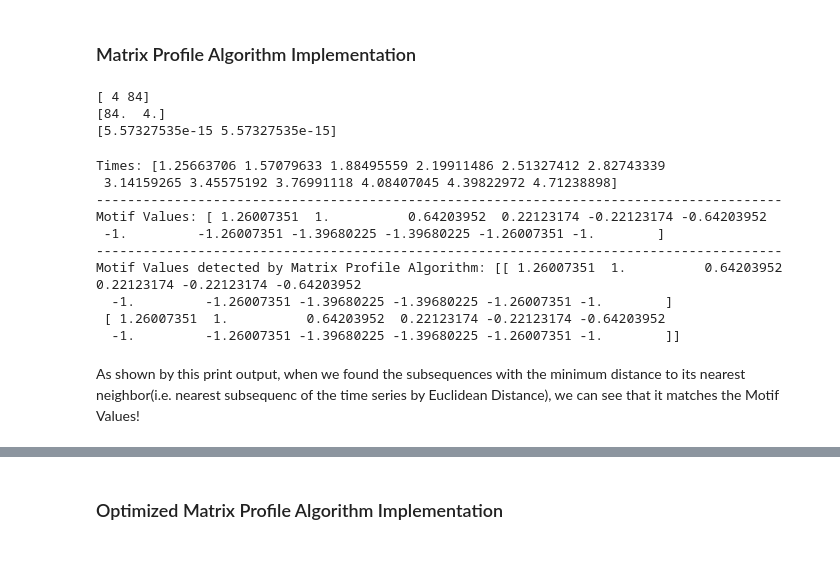
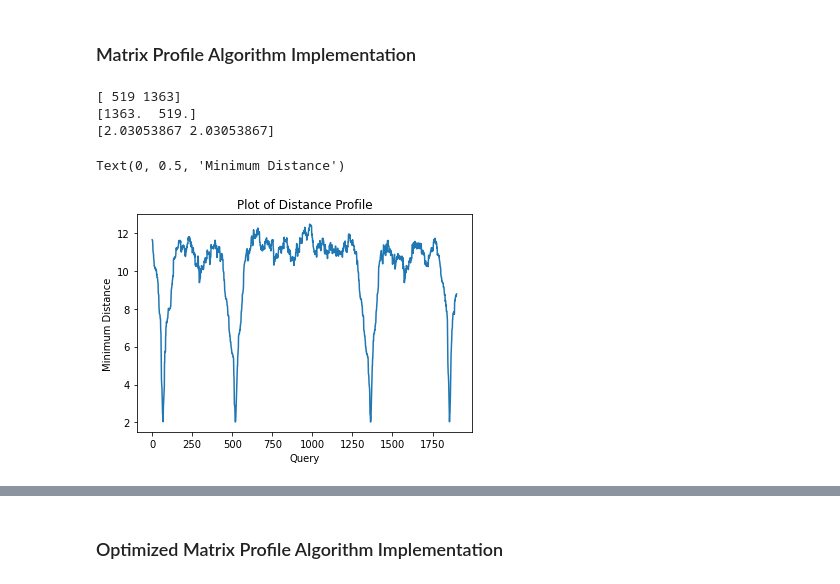
Before and after one commit to Ravi-Raghavan/ML_IOT_HW3, a Jupyter notebook: homework.ipynb, the cells around one changed output, grey strips where cells are left out. Cells and saved outputs as stored; diff of their text form; code cells hidden in the pictures; blank space fills up the shorter version.

```diff
--- a/homework.ipynb
+++ b/homework.ipynb
@@ -162,7 +208,7 @@ The input to the function generate_matrix_profile is "A", which represents the l
 ### Matrix Profile Algorithm Implementation
 # %%
 T = x_adjusted
-M = 12
+M = 100
 A = generate_subsequences_set(T, M)
 distance_profile, index_profile = generate_matrix_profile(A)
 
@@ -170,33 +216,20 @@ distance_profile, index_profile = generate_matrix_profile(A)
 ix = np.where(distance_profile == np.min(distance_profile))[0]
 index_profile_ix = index_profile[ix]
 distance_profile_ix = distance_profile[ix]
-
-print(ix)
-print(index_profile_ix)
-print(distance_profile_ix)
-# %% [output]
-[ 4 84]
-[84.  4.]
-[5.57327535e-15 5.57327535e-15]
-# %%
-pivot = timestep * 1
-time_period = t[pivot - 6 : pivot + 6]
-print(f"Times: {time_period}")
-print("----------------------------------------------------------------------------------------")
-print(f"Motif Values: {np.sin(time_period) + np.cos(time_period)}")
-print("----------------------------------------------------------------------------------------")
-
-print(f"Motif Values detected by Matrix Profile Algorithm: {A[ix]}")
-# %% [output]
-Times: [1.25663706 1.57079633 1.88495559 2.19911486 2.51327412 2.82743339
- 3.14159265 3.45575192 3.76991118 4.08407045 4.39822972 4.71238898]
-----------------------------------------------------------------------------------------
-Motif Values: [ 1.26007351  1.          0.64203952  0.22123174 -0.22123174 -0.64203952
- -1.         -1.26007351 -1.39680225 -1.39680225 -1.26007351 -1.        ]
-----------------------------------------------------------------------------------------
-Motif Values detected by Matrix Profile Algorithm: [[ 1.26007351  1.          0.64203952  0.22123174 -0.22123174 -0.64203952
-  -1.         -1.26007351 -1.39680225 -1.39680225 -1.26007351 -1.        ]
- [ 1.26007351  1.          0.64203952  0.22123174 -0.22123174 -0.64203952
-  -1.         -1.26007351 -1.39680225 -1.39680225 -1.26007351 -1.        ]]
-# %% [markdown]
-As shown by this print output, when we found the subsequences with the minimum distance to its nearest neighbor(i.e. nearest subsequenc of the time series by Euclidean Distance), we can see that it matches the Motif Values!
+# %%
+#Print Statement for Sanity
+print(ix)
+print(index_profile_ix)
+print(distance_profile_ix)
+# %% [output]
+[ 519 1363]
+[1363.  519.]
+[2.03053867 2.03053867]
+# %%
+plt.title("Plot of Distance Profile")
+plt.plot(distance_profile)
+plt.xlabel("Query")
+plt.ylabel("Minimum Distance")
+# %% [output]
+Text(0, 0.5, 'Minimum Distance')
+[figure, added]
```
Also changed, not shown: parts of 78 cells of this notebook.
